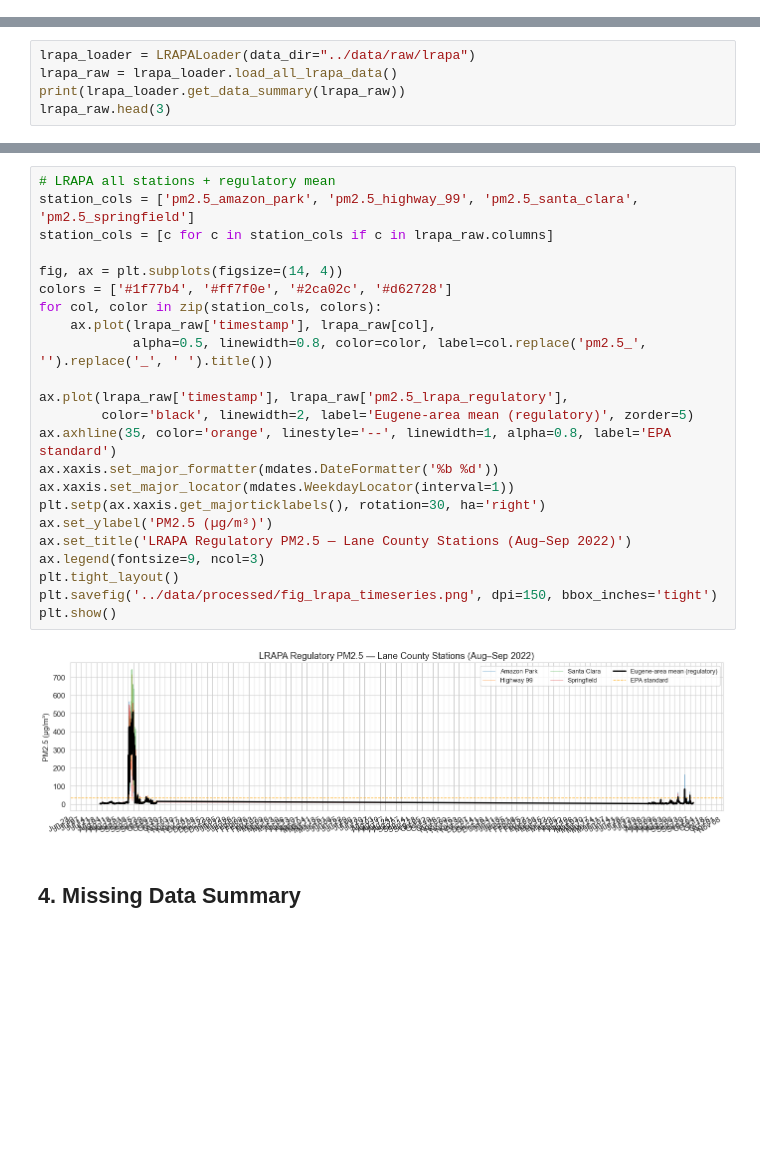
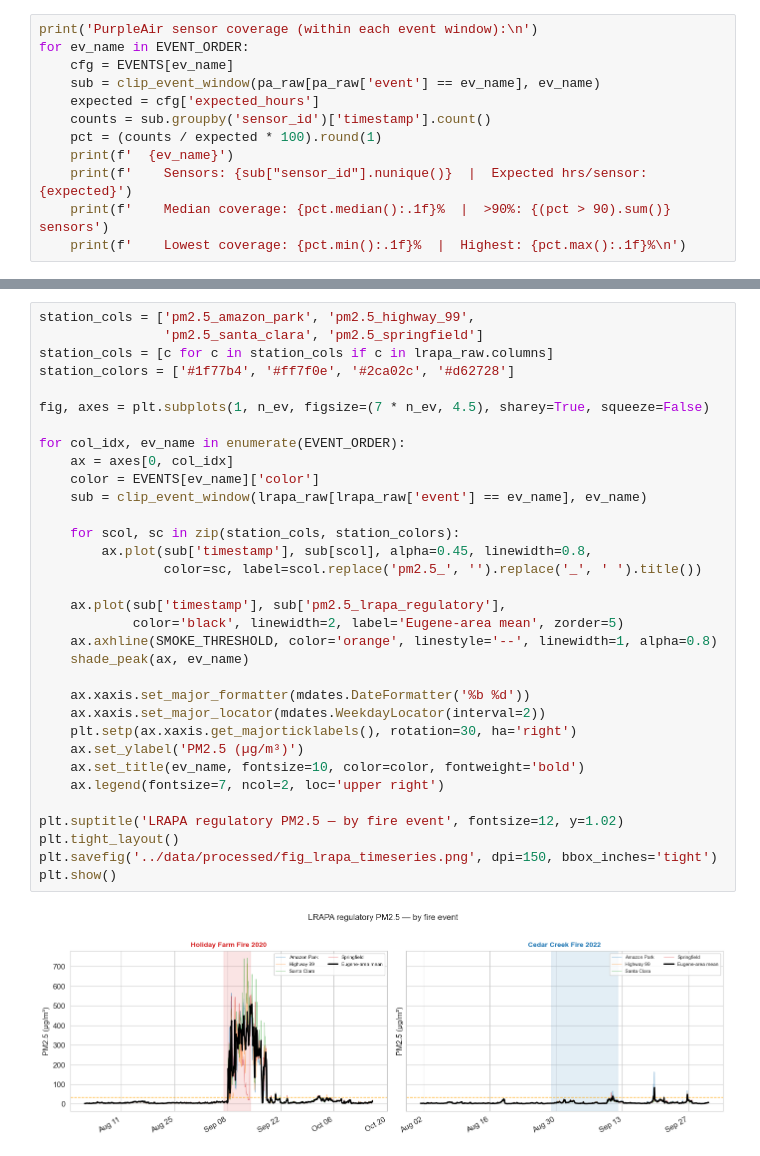
Before and after one commit to djmurphy6/PM2.5-weather, a Jupyter notebook: notebooks/01_data_exploration.ipynb, the cells around one changed output, grey strips where cells are left out. Saved outputs shown, nothing was run; the diff lists cells and outputs as text; blank space fills up the shorter version.

```diff
--- a/notebooks/01_data_exploration.ipynb
+++ b/notebooks/01_data_exploration.ipynb
@@ -131,0 +169,12 @@ Weather columns available: ['tmpf', 'dwpf', 'relh', 'drct', 'sknt', 'p01i', 'alt
+# %%
+print('PurpleAir sensor coverage (within each event window):\n')
+for ev_name in EVENT_ORDER:
+    cfg = EVENTS[ev_name]
+    sub = clip_event_window(pa_raw[pa_raw['event'] == ev_name], ev_name)
+    expected = cfg['expected_hours']
+    counts = sub.groupby('sensor_id')['timestamp'].count()
+    pct = (counts / expected * 100).round(1)
+    print(f'  {ev_name}')
+    print(f'    Sensors: {sub["sensor_id"].nunique()}  |  Expected hrs/sensor: {expected}')
+    print(f'    Median coverage: {pct.median():.1f}%  |  >90%: {(pct > 90).sum()} sensors')
+    print(f'    Lowest coverage: {pct.min():.1f}%  |  Highest: {pct.max():.1f}%\n')
@@ -157,5 +239,0 @@ plt.show()
-# %%
-lrapa_loader = LRAPALoader(data_dir="../data/raw/lrapa")
-lrapa_raw = lrapa_loader.load_all_lrapa_data()
-print(lrapa_loader.get_data_summary(lrapa_raw))
-lrapa_raw.head(3)
@@ -174,27 +244,35 @@ Eugene-area stations averaged: ['pm2.5_amazon_park', 'pm2.5_highway_99', 'pm2.5_
 # %%
-# LRAPA all stations + regulatory mean
-station_cols = ['pm2.5_amazon_park', 'pm2.5_highway_99', 'pm2.5_santa_clara', 'pm2.5_springfield']
+station_cols = ['pm2.5_amazon_park', 'pm2.5_highway_99',
+                'pm2.5_santa_clara', 'pm2.5_springfield']
 station_cols = [c for c in station_cols if c in lrapa_raw.columns]
+station_colors = ['#1f77b4', '#ff7f0e', '#2ca02c', '#d62728']
 
-fig, ax = plt.subplots(figsize=(14, 4))
-colors = ['#1f77b4', '#ff7f0e', '#2ca02c', '#d62728']
-for col, color in zip(station_cols, colors):
-    ax.plot(lrapa_raw['timestamp'], lrapa_raw[col],
-            alpha=0.5, linewidth=0.8, color=color, label=col.replace('pm2.5_', '').replace('_', ' ').title())
+fig, axes = plt.subplots(1, n_ev, figsize=(7 * n_ev, 4.5), sharey=True, squeeze=False)
 
-ax.plot(lrapa_raw['timestamp'], lrapa_raw['pm2.5_lrapa_regulatory'],
-        color='black', linewidth=2, label='Eugene-area mean (regulatory)', zorder=5)
-ax.axhline(35, color='orange', linestyle='--', linewidth=1, alpha=0.8, label='EPA standard')
-ax.xaxis.set_major_formatter(mdates.DateFormatter('%b %d'))
-ax.xaxis.set_major_locator(mdates.WeekdayLocator(interval=1))
-plt.setp(ax.xaxis.get_majorticklabels(), rotation=30, ha='right')
-ax.set_ylabel('PM2.5 (µg/m³)')
-ax.set_title('LRAPA Regulatory PM2.5 — Lane County Stations (Aug–Sep 2022)')
-ax.legend(fontsize=9, ncol=3)
+for col_idx, ev_name in enumerate(EVENT_ORDER):
+    ax = axes[0, col_idx]
+    color = EVENTS[ev_name]['color']
+    sub = clip_event_window(lrapa_raw[lrapa_raw['event'] == ev_name], ev_name)
+
+    for scol, sc in zip(station_cols, station_colors):
+        ax.plot(sub['timestamp'], sub[scol], alpha=0.45, linewidth=0.8,
+                color=sc, label=scol.replace('pm2.5_', '').replace('_', ' ').title())
+
+    ax.plot(sub['timestamp'], sub['pm2.5_lrapa_regulatory'],
+            color='black', linewidth=2, label='Eugene-area mean', zorder=5)
+    ax.axhline(SMOKE_THRESHOLD, color='orange', linestyle='--', linewidth=1, alpha=0.8)
+    shade_peak(ax, ev_name)
+
+    ax.xaxis.set_major_formatter(mdates.DateFormatter('%b %d'))
+    ax.xaxis.set_major_locator(mdates.WeekdayLocator(interval=2))
+    plt.setp(ax.xaxis.get_majorticklabels(), rotation=30, ha='right')
+    ax.set_ylabel('PM2.5 (µg/m³)')
+    ax.set_title(ev_name, fontsize=10, color=color, fontweight='bold')
+    ax.legend(fontsize=7, ncol=2, loc='upper right')
+
+plt.suptitle('LRAPA regulatory PM2.5 — by fire event', fontsize=12, y=1.02)
 plt.tight_layout()
 plt.savefig('../data/processed/fig_lrapa_timeseries.png', dpi=150, bbox_inches='tight')
 plt.show()
 # %% [output]
-[figure, old version]
+[figure, new version]
-# %% [markdown]
-## 4. Missing Data Summary
```
Also changed, not shown: parts of 25 cells of this notebook.
